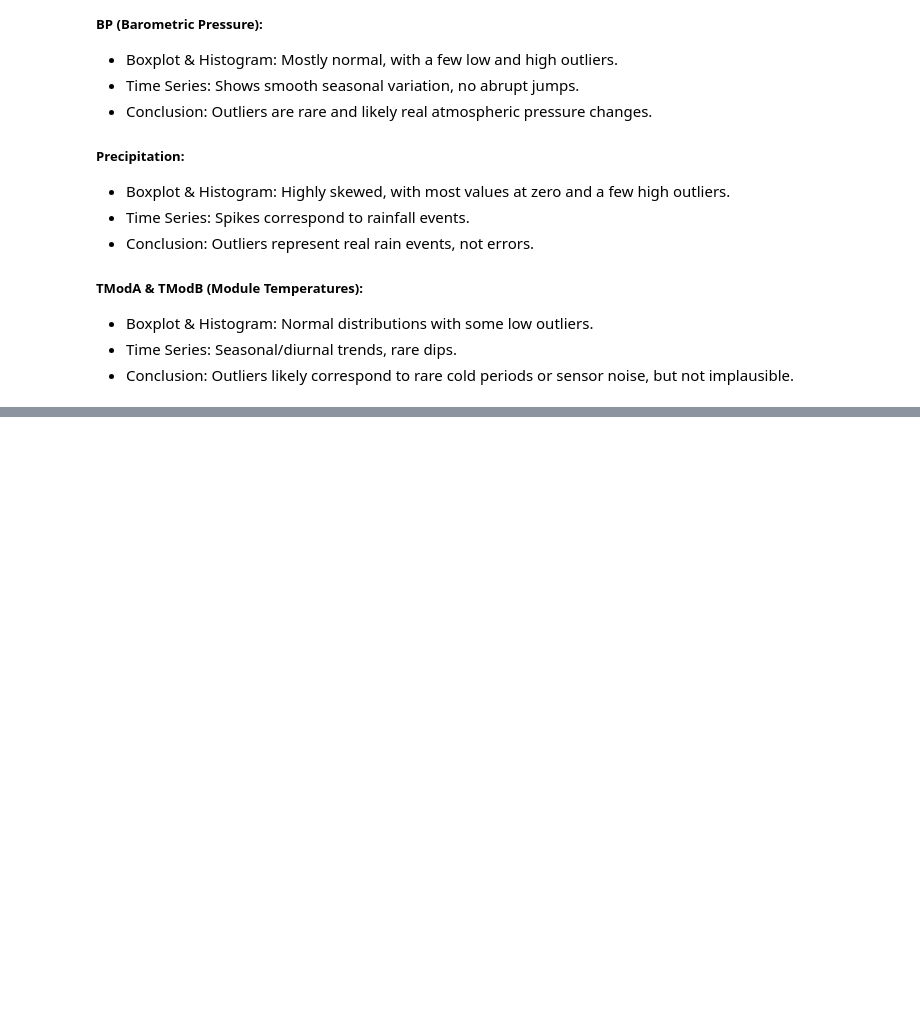
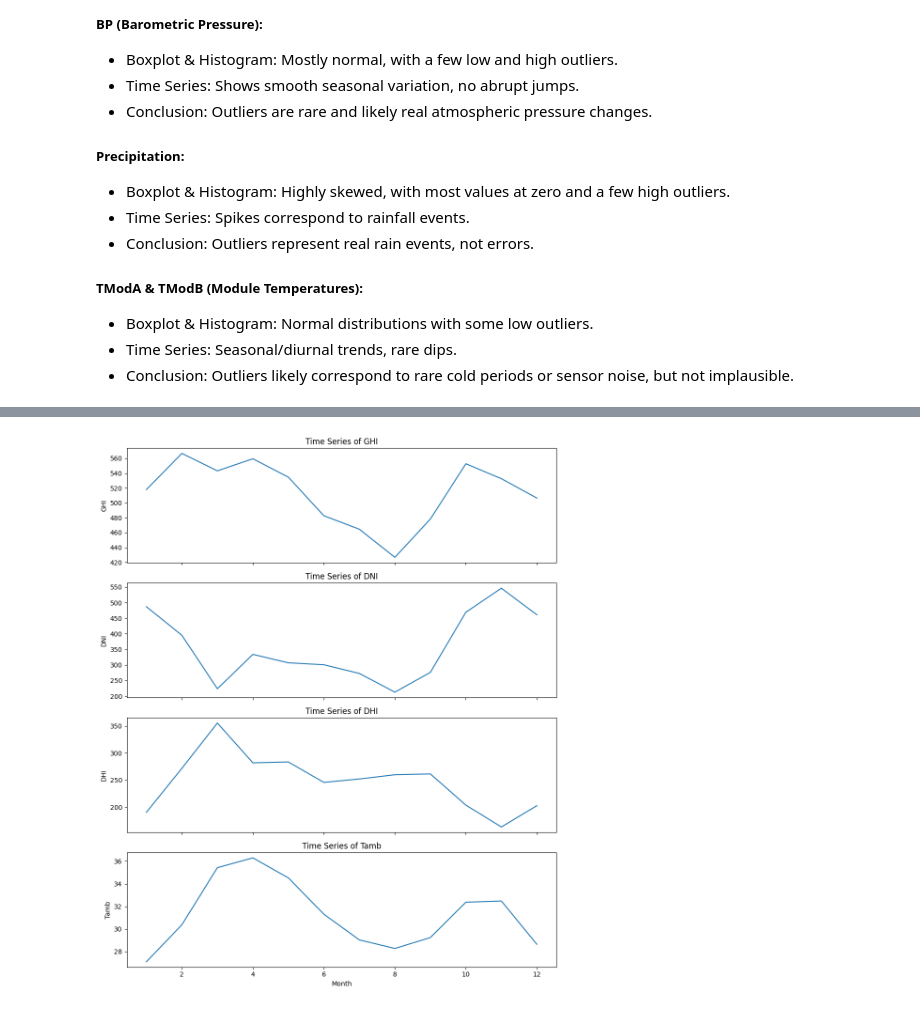
Before and after one commit to Ty-Miki/solar-challenge-week0, a Jupyter notebook: notebooks/eda_benin.ipynb, the cells around one changed output, grey strips where cells are left out. Cells and saved outputs as stored; diff of their text form; code cells hidden in the pictures; blank space fills up the shorter version.

```diff
--- a/notebooks/eda_benin.ipynb
+++ b/notebooks/eda_benin.ipynb
@@ -276,0 +331,5 @@ plot_gen.plot_time_series(df=day_time_df, columns=['Tamb', 'BP', 'Precipitation'
+# %%
+# Aggregate relevant columns by month
+day_time_df['Month'] = day_time_df['Timestamp'].dt.month
+monthly_agg = day_time_df.groupby('Month')[['GHI', 'DNI', 'DHI', 'Tamb']].mean().reset_index()
+monthly_agg.head()
@@ -276,0 +343,4 @@ plot_gen.plot_time_series(df=day_time_df, columns=['Tamb', 'BP', 'Precipitation'
+# %%
+# Plot TSA for monthly data
+plot_gen.plot_time_series(df=monthly_agg, columns=['GHI', 'DNI', 'DHI', 'Tamb'], time_column='Month')
+# %% [output]
@@ -276,0 +351 @@ plot_gen.plot_time_series(df=day_time_df, columns=['Tamb', 'BP', 'Precipitation'
+[figure, added]
```
Also changed, not shown: parts of 19 cells of this notebook.
